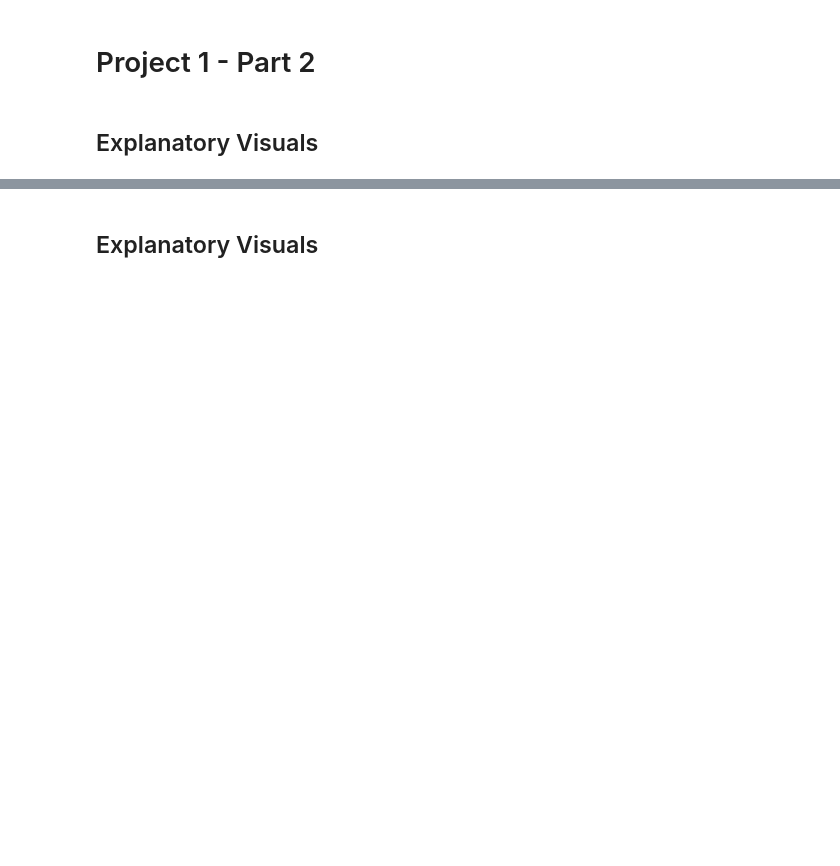
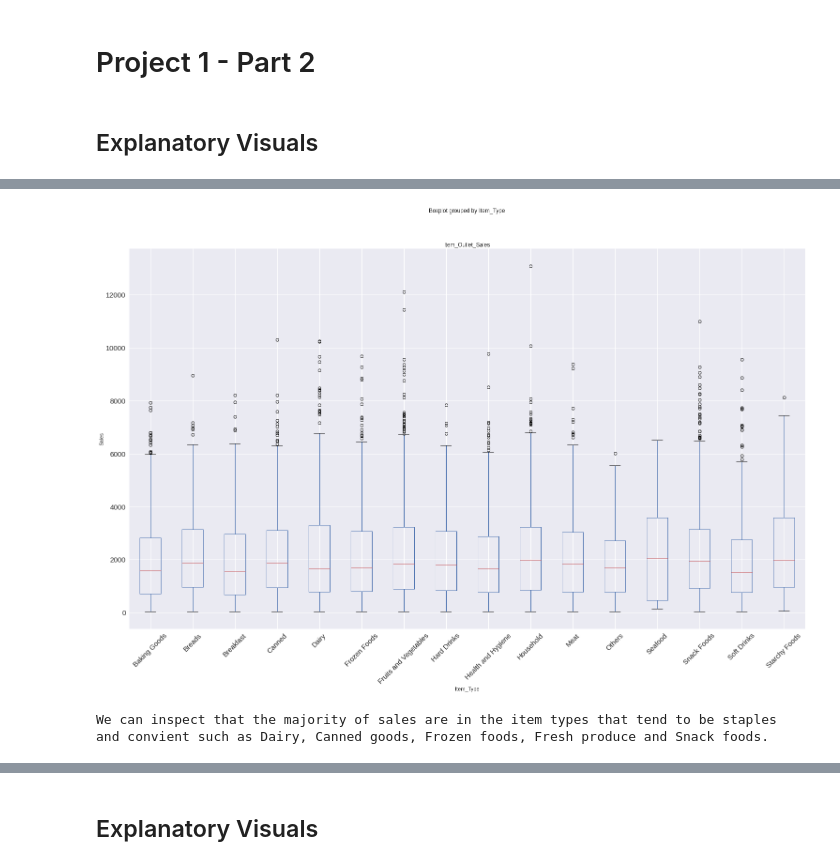
Before and after one commit to farisassallami/Food-Sales-Predictions, a Jupyter notebook: Project_1_Food_Sales_Predictions.ipynb, the cells around one changed output, grey strips where cells are left out. Cells and saved outputs as stored; diff of their text form; code cells hidden in the pictures; blank space fills up the shorter version.

```diff
--- a/Project_1_Food_Sales_Predictions.ipynb
+++ b/Project_1_Food_Sales_Predictions.ipynb
@@ -170,0 +186,12 @@ statistics.loc[['mean','min','max']]
+# %%
+# Boxplot of sales by Item Type
+
+df.boxplot(['Item_Outlet_Sales'], by = 'Item_Type' , figsize = (25,15), fontsize = 15 , rot = 45, grid = True);
+plt.ylabel('Sales');
+plt.show();
+# %% [output]
+[figure, added]
+# %%
+print("We can inspect that the majority of sales are in the item types that tend to be staples and convient such as Dairy, Canned goods, Frozen foods, Fresh produce and Snack foods.")
+# %% [output]
+We can inspect that the majority of sales are in the item types that tend to be staples and convient such as Dairy, Canned goods, Frozen foods, Fresh produce and Snack foods.
```
Also changed, not shown: parts of 7 cells of this notebook.
